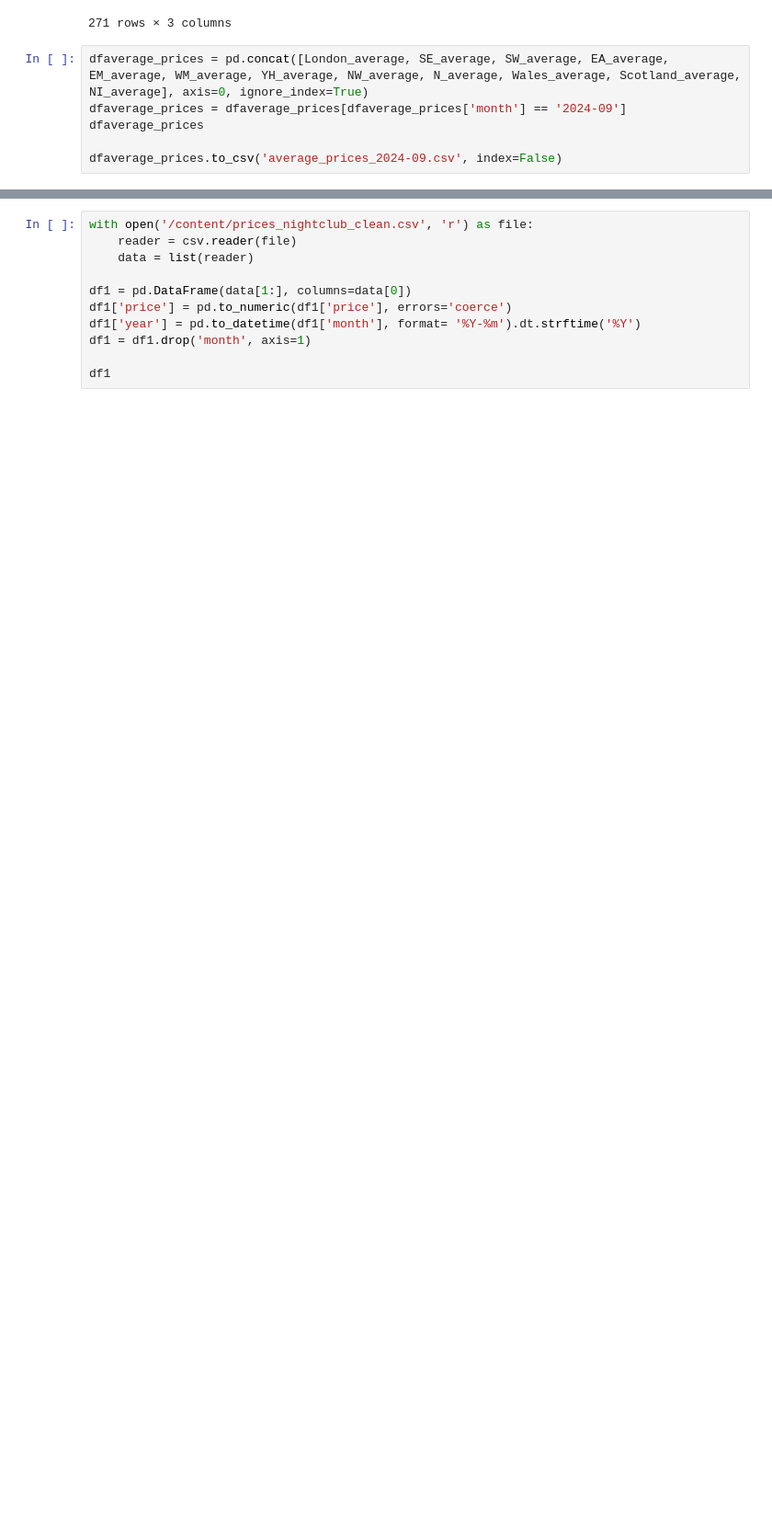
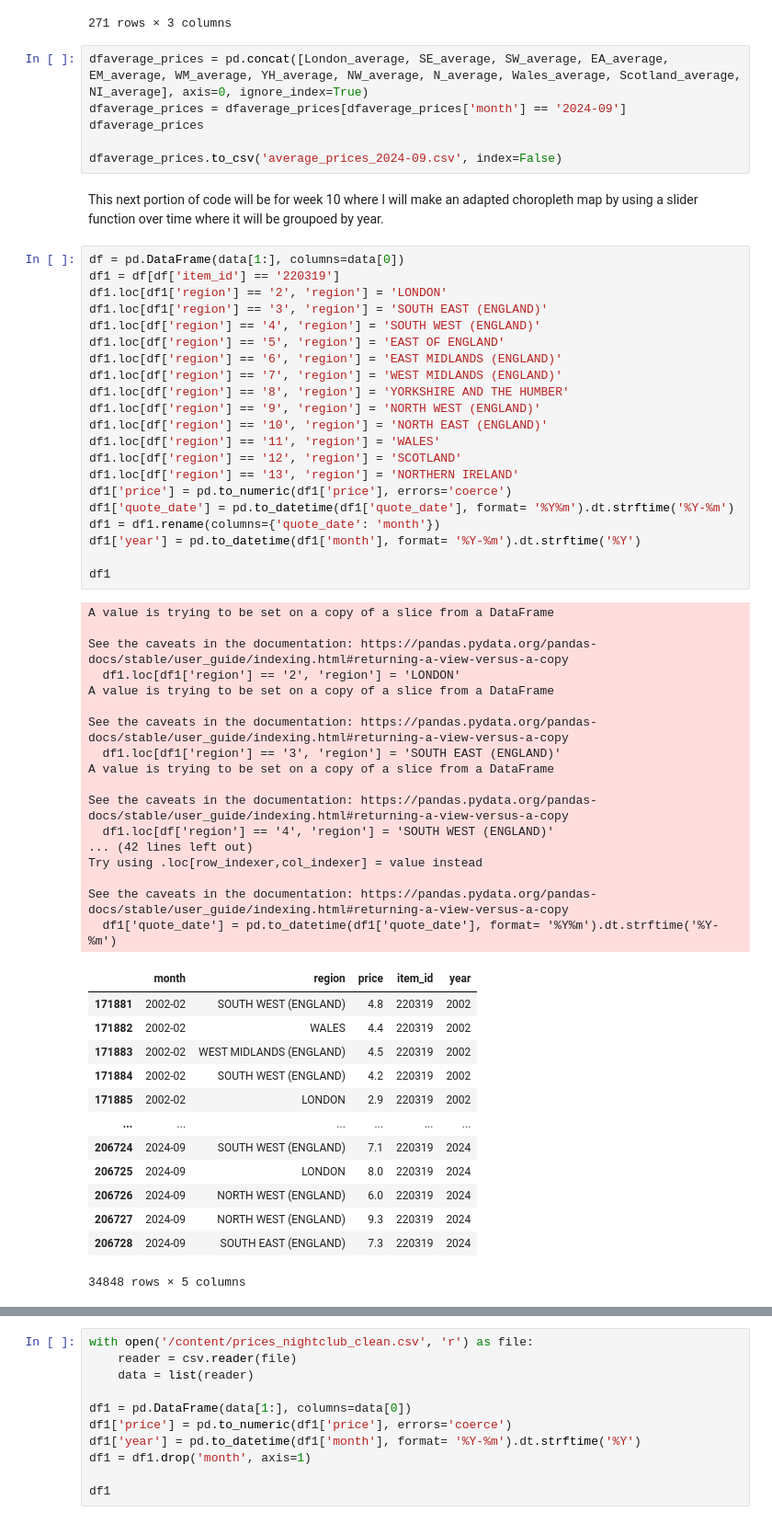
Before and after one commit to OliverGriffiths287/OliverGriffiths287.github.io, a Jupyter notebook: Week9_cleaning.ipynb, the cells around one changed output, grey strips where cells are left out. Shown at 92% size. Drawn from its saved outputs; the diff is of its cells as text; blank space fills up the shorter version.

```diff
--- a/Week9_cleaning.ipynb
+++ b/Week9_cleaning.ipynb
@@ -319,3 +323,57 @@ dfaverage_prices = dfaverage_prices[dfaverage_prices['month'] == '2024-09']
 dfaverage_prices
 
 dfaverage_prices.to_csv('average_prices_2024-09.csv', index=False)
+# %% [markdown]
+This next portion of code will be for week 10 where I will make an adapted choropleth map by using a slider function over time where it will be groupoed by year.
+# %%
+df = pd.DataFrame(data[1:], columns=data[0])
+df1 = df[df['item_id'] == '220319']
+df1.loc[df1['region'] == '2', 'region'] = 'LONDON'
+df1.loc[df1['region'] == '3', 'region'] = 'SOUTH EAST (ENGLAND)'
+df1.loc[df['region'] == '4', 'region'] = 'SOUTH WEST (ENGLAND)'
+df1.loc[df['region'] == '5', 'region'] = 'EAST OF ENGLAND'
+df1.loc[df['region'] == '6', 'region'] = 'EAST MIDLANDS (ENGLAND)'
+df1.loc[df['region'] == '7', 'region'] = 'WEST MIDLANDS (ENGLAND)'
+df1.loc[df['region'] == '8', 'region'] = 'YORKSHIRE AND THE HUMBER'
+df1.loc[df['region'] == '9', 'region'] = 'NORTH WEST (ENGLAND)'
+df1.loc[df['region'] == '10', 'region'] = 'NORTH EAST (ENGLAND)'
+df1.loc[df['region'] == '11', 'region'] = 'WALES'
+df1.loc[df['region'] == '12', 'region'] = 'SCOTLAND'
+df1.loc[df['region'] == '13', 'region'] = 'NORTHERN IRELAND'
+df1['price'] = pd.to_numeric(df1['price'], errors='coerce')
+df1['quote_date'] = pd.to_datetime(df1['quote_date'], format= '%Y%m').dt.strftime('%Y-%m')
+df1 = df1.rename(columns={'quote_date': 'month'})
+df1['year'] = pd.to_datetime(df1['month'], format= '%Y-%m').dt.strftime('%Y')
+
+df1
+# %% [output]
+A value is trying to be set on a copy of a slice from a DataFrame
+
+See the caveats in the documentation: https://pandas.pydata.org/pandas-docs/stable/user_guide/indexing.html#returning-a-view-versus-a-copy
+  df1.loc[df1['region'] == '2', 'region'] = 'LONDON'
+A value is trying to be set on a copy of a slice from a DataFrame
+
+See the caveats in the documentation: https://pandas.pydata.org/pandas-docs/stable/user_guide/indexing.html#returning-a-view-versus-a-copy
+  df1.loc[df1['region'] == '3', 'region'] = 'SOUTH EAST (ENGLAND)'
+A value is trying to be set on a copy of a slice from a DataFrame
+
+See the caveats in the documentation: https://pandas.pydata.org/pandas-docs/stable/user_guide/indexing.html#returning-a-view-versus-a-copy
+  df1.loc[df['region'] == '4', 'region'] = 'SOUTH WEST (ENGLAND)'
+... (42 lines left out)
+Try using .loc[row_indexer,col_indexer] = value instead
+
+See the caveats in the documentation: https://pandas.pydata.org/pandas-docs/stable/user_guide/indexing.html#returning-a-view-versus-a-copy
+  df1['quote_date'] = pd.to_datetime(df1['quote_date'], format= '%Y%m').dt.strftime('%Y-%m')
+|  | month | region | price | item_id | year |
+| 171881 | 2002-02 | SOUTH WEST (ENGLAND) | 4.8 | 220319 | 2002 |
+| 171882 | 2002-02 | WALES | 4.4 | 220319 | 2002 |
+| 171883 | 2002-02 | WEST MIDLANDS (ENGLAND) | 4.5 | 220319 | 2002 |
+| 171884 | 2002-02 | SOUTH WEST (ENGLAND) | 4.2 | 220319 | 2002 |
+| 171885 | 2002-02 | LONDON | 2.9 | 220319 | 2002 |
+| ... | ... | ... | ... | ... | ... |
+| 206724 | 2024-09 | SOUTH WEST (ENGLAND) | 7.1 | 220319 | 2024 |
+| 206725 | 2024-09 | LONDON | 8.0 | 220319 | 2024 |
+| 206726 | 2024-09 | NORTH WEST (ENGLAND) | 6.0 | 220319 | 2024 |
+| 206727 | 2024-09 | NORTH WEST (ENGLAND) | 9.3 | 220319 | 2024 |
+| 206728 | 2024-09 | SOUTH EAST (ENGLAND) | 7.3 | 220319 | 2024 |
+34848 rows × 5 columns
```
Also changed, not shown: parts of 3 cells of this notebook.
